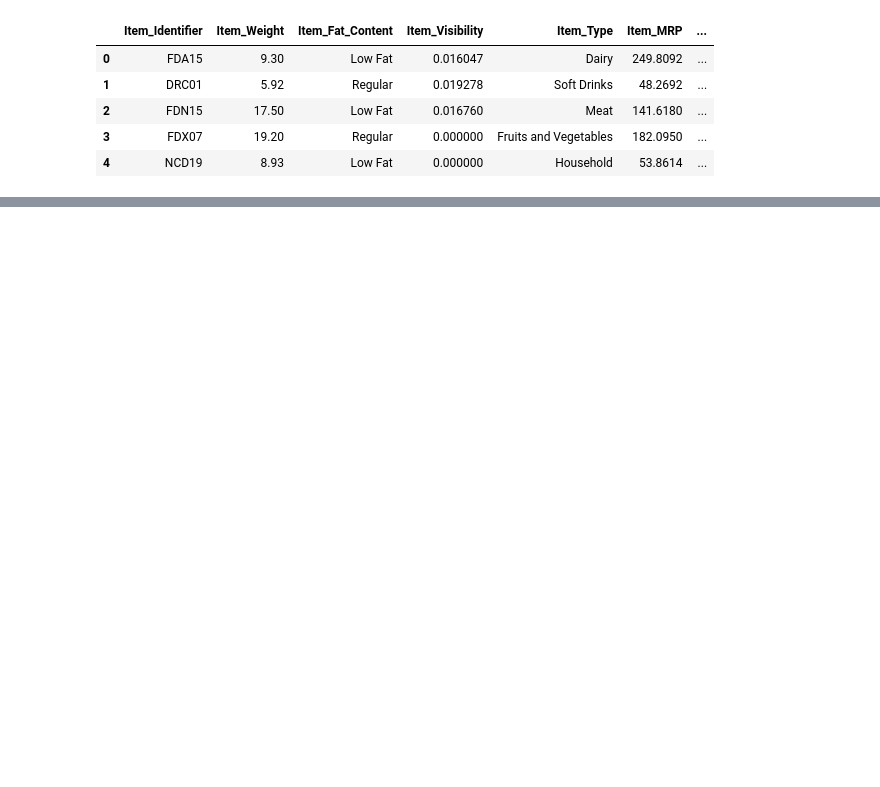
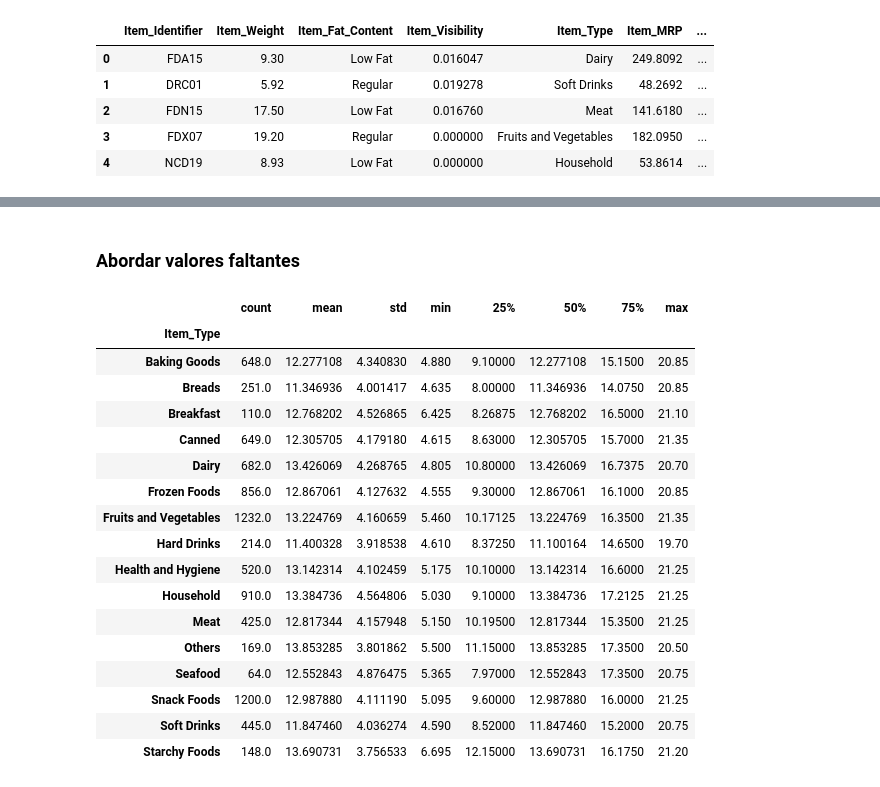
Before and after one commit to elfrez/sales-predictions, a Jupyter notebook: Sales_Prediction.ipynb, the cells around one changed output, grey strips where cells are left out. Drawn from its saved outputs; the diff is of its cells as text; code cells hidden in the pictures; blank space fills up the shorter version.

```diff
--- a/Sales_Prediction.ipynb
+++ b/Sales_Prediction.ipynb
@@ -15,0 +129,26 @@ df_bike.head()
+# %% [markdown]
+### Abordar valores faltantes
+# %%
+promedio_tipo = df.groupby("Item_Type")["Item_Weight"]
+df["Item_Weight"] = promedio_tipo.transform(lambda x: x.fillna(x.mean()))
+# %%
+df.groupby("Item_Type")["Item_Weight"].describe()
+# %% [output]
+|  | count | mean | std | min | 25% | 50% | 75% | max |
+| Item_Type |  |  |  |  |  |  |  |  |
+| Baking Goods | 648.0 | 12.277108 | 4.340830 | 4.880 | 9.10000 | 12.277108 | 15.1500 | 20.85 |
+| Breads | 251.0 | 11.346936 | 4.001417 | 4.635 | 8.00000 | 11.346936 | 14.0750 | 20.85 |
+| Breakfast | 110.0 | 12.768202 | 4.526865 | 6.425 | 8.26875 | 12.768202 | 16.5000 | 21.10 |
+| Canned | 649.0 | 12.305705 | 4.179180 | 4.615 | 8.63000 | 12.305705 | 15.7000 | 21.35 |
+| Dairy | 682.0 | 13.426069 | 4.268765 | 4.805 | 10.80000 | 13.426069 | 16.7375 | 20.70 |
+| Frozen Foods | 856.0 | 12.867061 | 4.127632 | 4.555 | 9.30000 | 12.867061 | 16.1000 | 20.85 |
+| Fruits and Vegetables | 1232.0 | 13.224769 | 4.160659 | 5.460 | 10.17125 | 13.224769 | 16.3500 | 21.35 |
+| Hard Drinks | 214.0 | 11.400328 | 3.918538 | 4.610 | 8.37250 | 11.100164 | 14.6500 | 19.70 |
+| Health and Hygiene | 520.0 | 13.142314 | 4.102459 | 5.175 | 10.10000 | 13.142314 | 16.6000 | 21.25 |
+| Household | 910.0 | 13.384736 | 4.564806 | 5.030 | 9.10000 | 13.384736 | 17.2125 | 21.25 |
+| Meat | 425.0 | 12.817344 | 4.157948 | 5.150 | 10.19500 | 12.817344 | 15.3500 | 21.25 |
+| Others | 169.0 | 13.853285 | 3.801862 | 5.500 | 11.15000 | 13.853285 | 17.3500 | 20.50 |
+| Seafood | 64.0 | 12.552843 | 4.876475 | 5.365 | 7.97000 | 12.552843 | 17.3500 | 20.75 |
+| Snack Foods | 1200.0 | 12.987880 | 4.111190 | 5.095 | 9.60000 | 12.987880 | 16.0000 | 21.25 |
+| Soft Drinks | 445.0 | 11.847460 | 4.036274 | 4.590 | 8.52000 | 11.847460 | 15.2000 | 20.75 |
+| Starchy Foods | 148.0 | 13.690731 | 3.756533 | 6.695 | 12.15000 | 13.690731 | 16.1750 | 21.20 |
```
Also changed, not shown: parts of 25 cells of this notebook.
